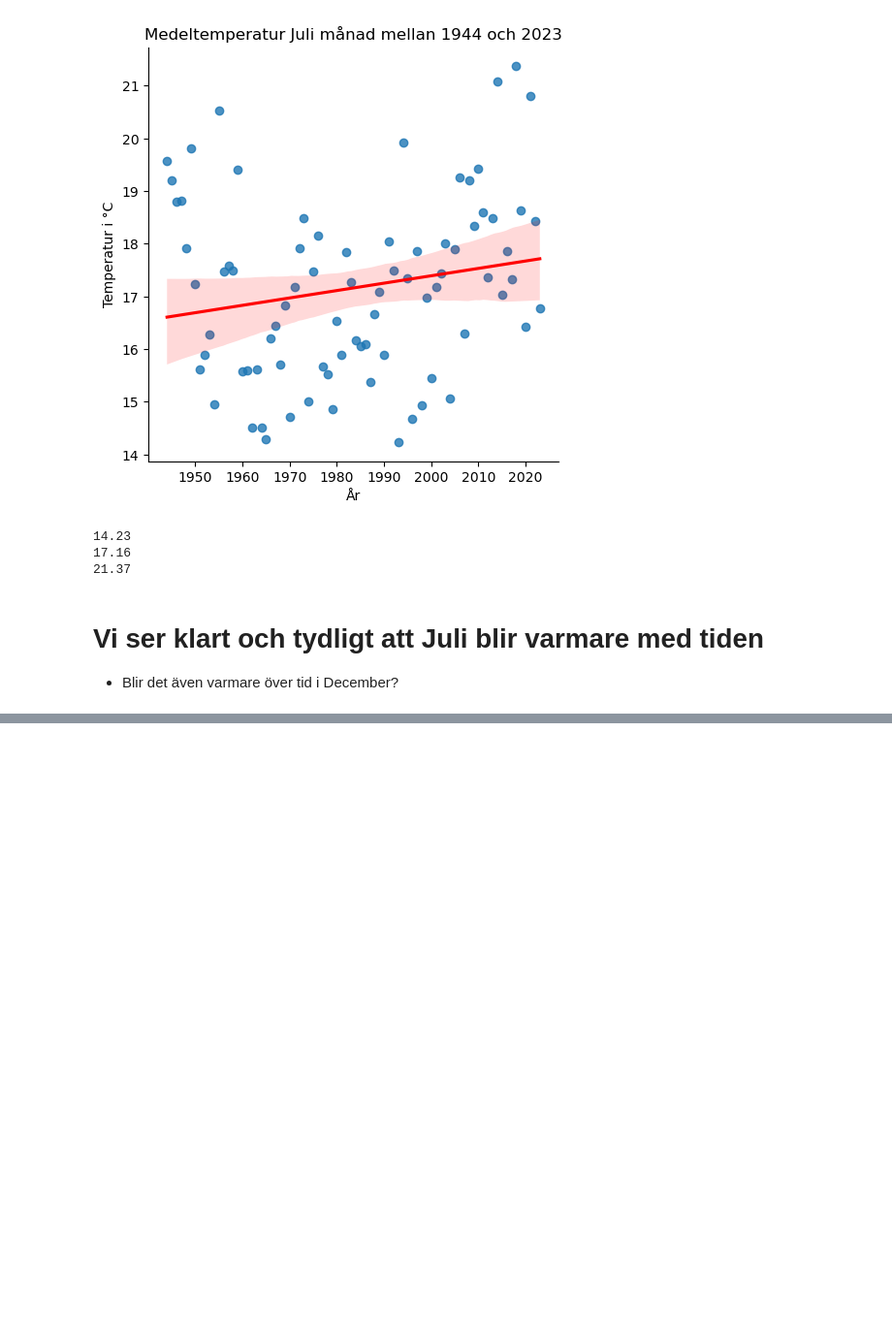
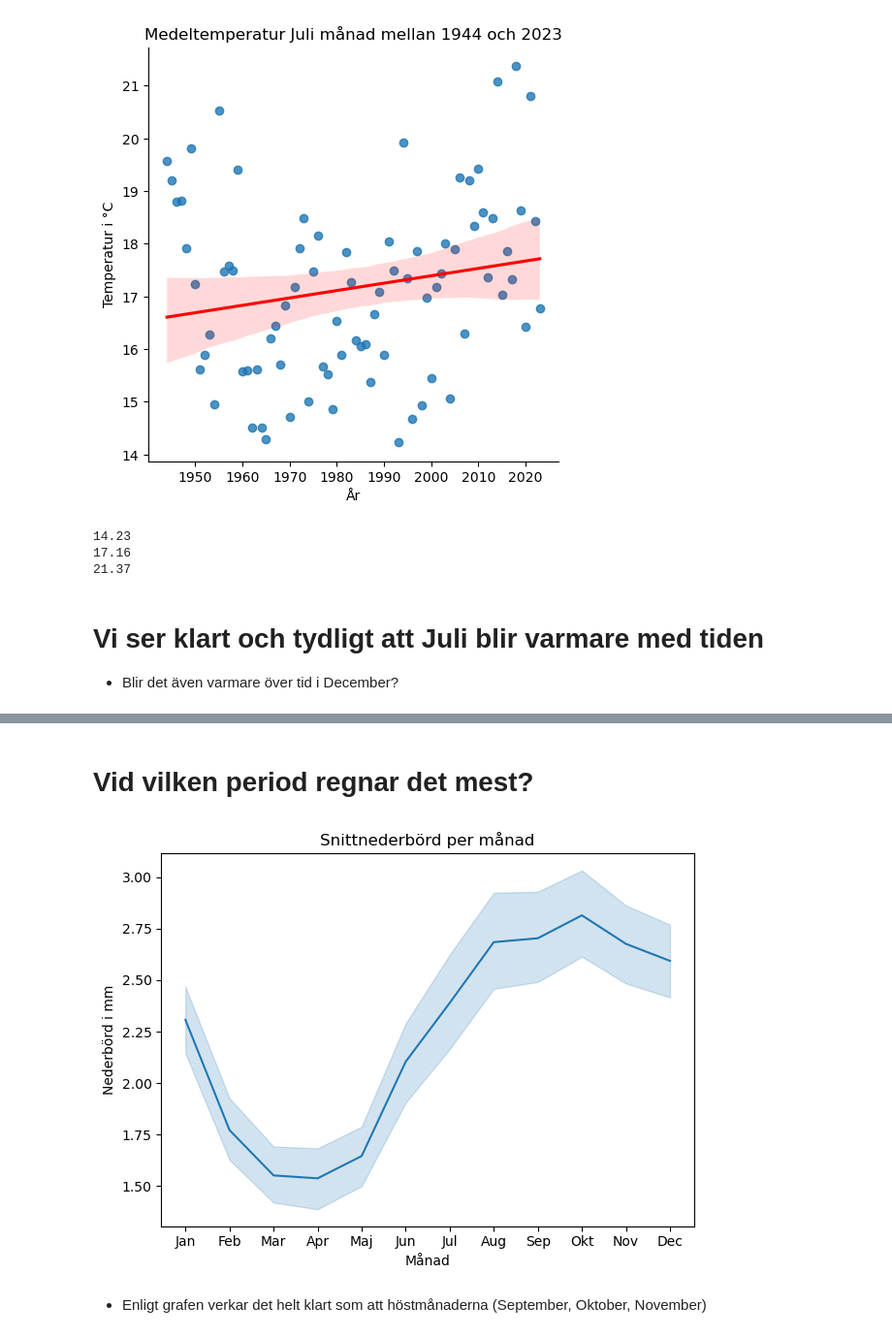
Before and after one commit to msteele919/projectwork, a Jupyter notebook: Kristoffer/plotting.ipynb, the cells around one changed output, grey strips where cells are left out. Shown: that part at 97% size. Saved outputs shown, nothing was run; the diff lists cells and outputs as text; code cells hidden in the pictures; blank space fills up the shorter version.

```diff
--- a/Kristoffer/plotting.ipynb
+++ b/Kristoffer/plotting.ipynb
@@ -9,7 +9,7 @@ from datetime import datetime
 # avgdailytemp = pd.read_csv("../data/avg_daily_temp_curated.csv")
 # avgmonthlytemp = pd.read_csv("../data/avg_monthly_temp_curated.csv")
 # station_info = pd.read_csv("../data/station_info.csv")
-# smhiprecip = pd.read_csv("../data/percipitation_data_curated.csv"
+precip = pd.read_pickle("../Dataframes/df_precipitation.pkl")
 monthly = pd.read_pickle("../Dataframes/df_monthly_temp.pkl")
 daily = pd.read_pickle("../Dataframes/df_daily_temp.pkl")
 # %%
@@ -144,0 +108,14 @@ daily_feb
+# %% [markdown]
+# Vid vilken period regnar det mest?
+# %%
+sns.lineplot(x = precip['Month'], y = precip['Nederbördsmängd'], data = precip)
+plt.title('Snittnederbörd per månad')
+plt.xlabel('Månad')
+plt.ylabel('Nederbörd i mm')
+plt.xticks(ticks=[1, 2, 3, 4, 5, 6, 7, 8, 9, 10, 11, 12], labels=['Jan', 'Feb', 'Mar', 'Apr', 'Maj', 'Jun', 'Jul', 'Aug', 'Sep', 'Okt', 'Nov', 'Dec'])
+plt.tight_layout()
+# plt.savefig("../plottar/regnpermanad.png")
+# %% [output]
+[figure, added]
+# %% [markdown]
+* Enligt grafen verkar det helt klart som att höstmånaderna (September, Oktober, November)
```
Also changed, not shown: parts of 20 cells of this notebook, 8 other files.
